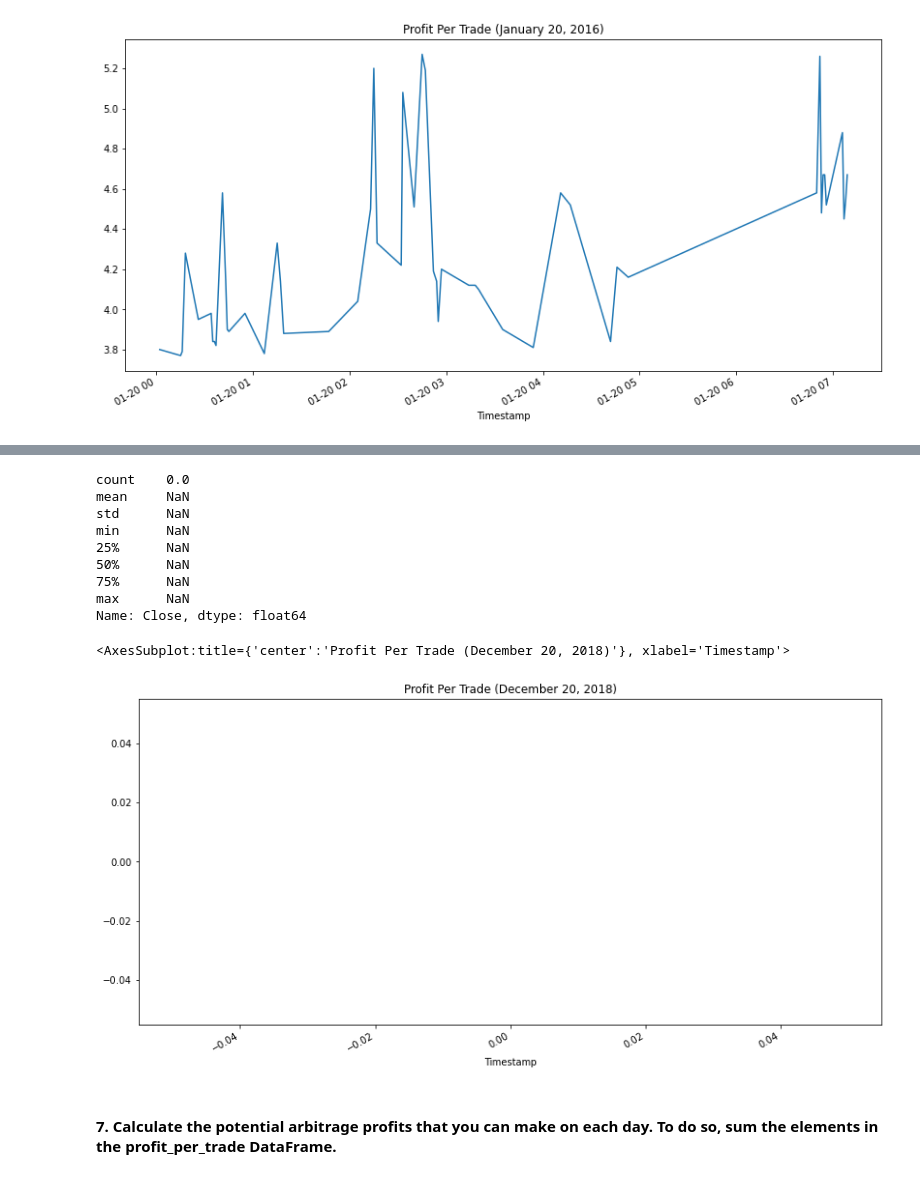
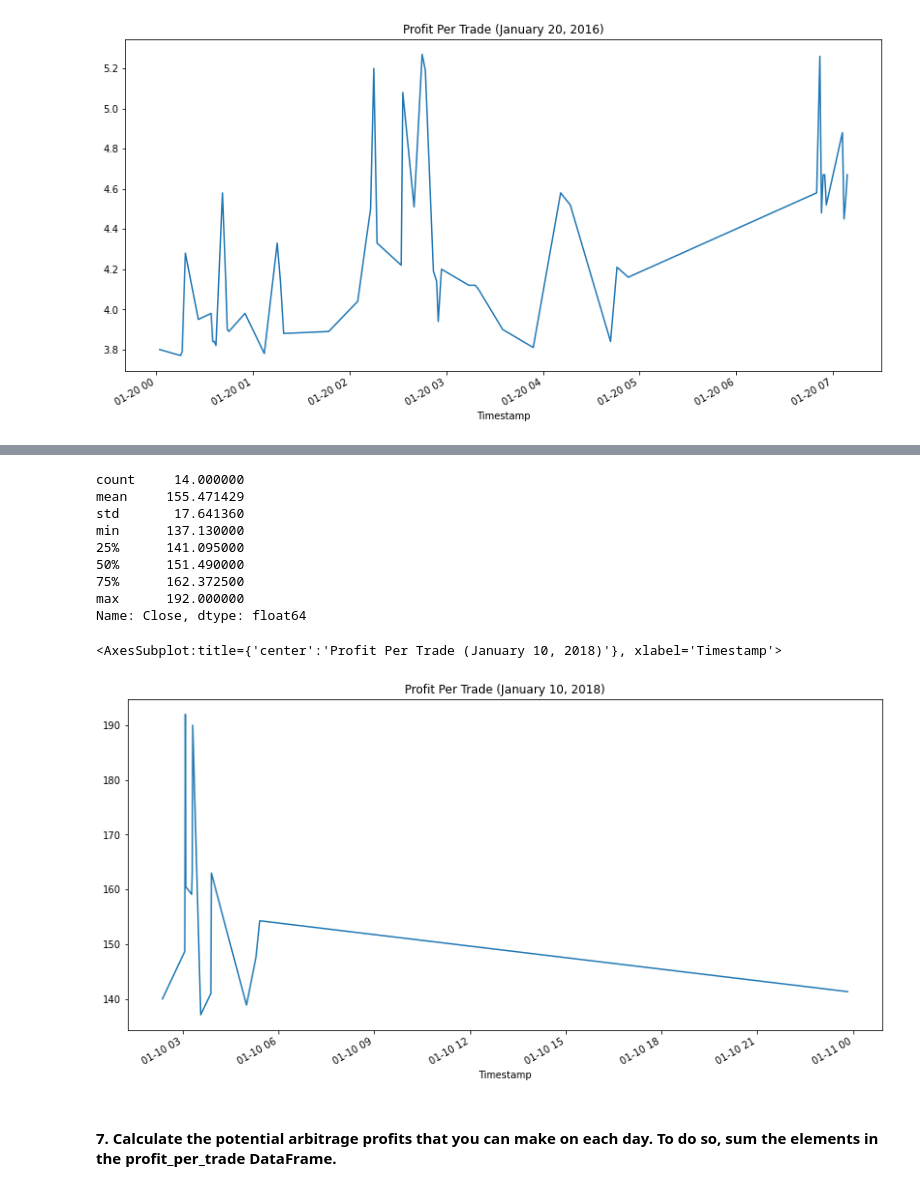
Before and after one commit to coronado212/bitcoin_arbitrage_analysis_3, a Jupyter notebook: crypto_arbitrage.ipynb, the cells around one changed output, grey strips where cells are left out. Cells and saved outputs as stored; diff of their text form; code cells hidden in the pictures.

```diff
--- a/crypto_arbitrage.ipynb
+++ b/crypto_arbitrage.ipynb
@@ -444,8 +444,8 @@ coinbase_sliced.loc['2018-12-20'].plot(legend=True, figsize=(14, 7), rot=45, col
 # %%
 # Using the date from late in the dataset that you have selected, calculate the arbitrage spread
 # by subtracting the bitstamp lower closing prices from the coinbase higher closing prices
-bitstamp_closing_late = bitstamp_sliced.loc['2018-12-20']
-coinbase_closing_late = coinbase_sliced.loc['2018-12-20']
+bitstamp_closing_late = bitstamp_sliced.loc['2018-01-10']
+coinbase_closing_late = coinbase_sliced.loc['2018-01-10']
 arbitrage_spread_late = coinbase_closing_late - bitstamp_closing_late
 
 # Generate summary statistics for the early DataFrame
@@ -715,11 +724,11 @@ Series([], Name: Close, dtype: float64)
 # %%
 # For the date late in the dataset, calculate the potential profit per trade in dollars
 # Multiply the profitable trades by the cost of the Bitcoin that was purchased
-profit_late = profitable_trades_late * coinbase_closing_late
+profit_late = profitable_trades_late * bitstamp_closing_late
 
 # Drop any missing values from the profit DataFrame
 profit_per_trade_late = profit_late.dropna()
 
 # View the early profit DataFrame
-profit_per_trade_late
+profit_per_trade_late.head()
 # %% [output]
@@ -770,22 +785,22 @@ profit_per_trade_middle.plot(title="Profit Per Trade (June 09, 2017)", figsize=(
 # Generate the summary statistics for the late profit per trade DataFrame
 profit_per_trade_late.describe()
 # %% [output]
-count    0.0
-mean     NaN
-std      NaN
-min      NaN
-25%      NaN
-50%      NaN
-75%      NaN
-max      NaN
+count     14.000000
+mean     155.471429
+std       17.641360
+min      137.130000
+25%      141.095000
+50%      151.490000
+75%      162.372500
+max      192.000000
 Name: Close, dtype: float64
 # %%
 # Plot the results for the late profit per trade DataFrame
 # Be sure to include at least a title with your plot
-profit_per_trade_late.plot(title="Profit Per Trade (December 20, 2018)", figsize=(14,7))
+profit_per_trade_late.plot(title="Profit Per Trade (January 10, 2018)", figsize=(14,7))
 # %% [output]
-<AxesSubplot:title={'center':'Profit Per Trade (December 20, 2018)'}, xlabel='Timestamp'>
+<AxesSubplot:title={'center':'Profit Per Trade (January 10, 2018)'}, xlabel='Timestamp'>
-[figure, old version]
+[figure, new version]
 # %% [markdown]
 #### 7. Calculate the potential arbitrage profits that you can make on each day. To do so, sum the elements in the profit_per_trade DataFrame.
 # %%
```
Also changed, not shown: parts of 25 cells of this notebook.
